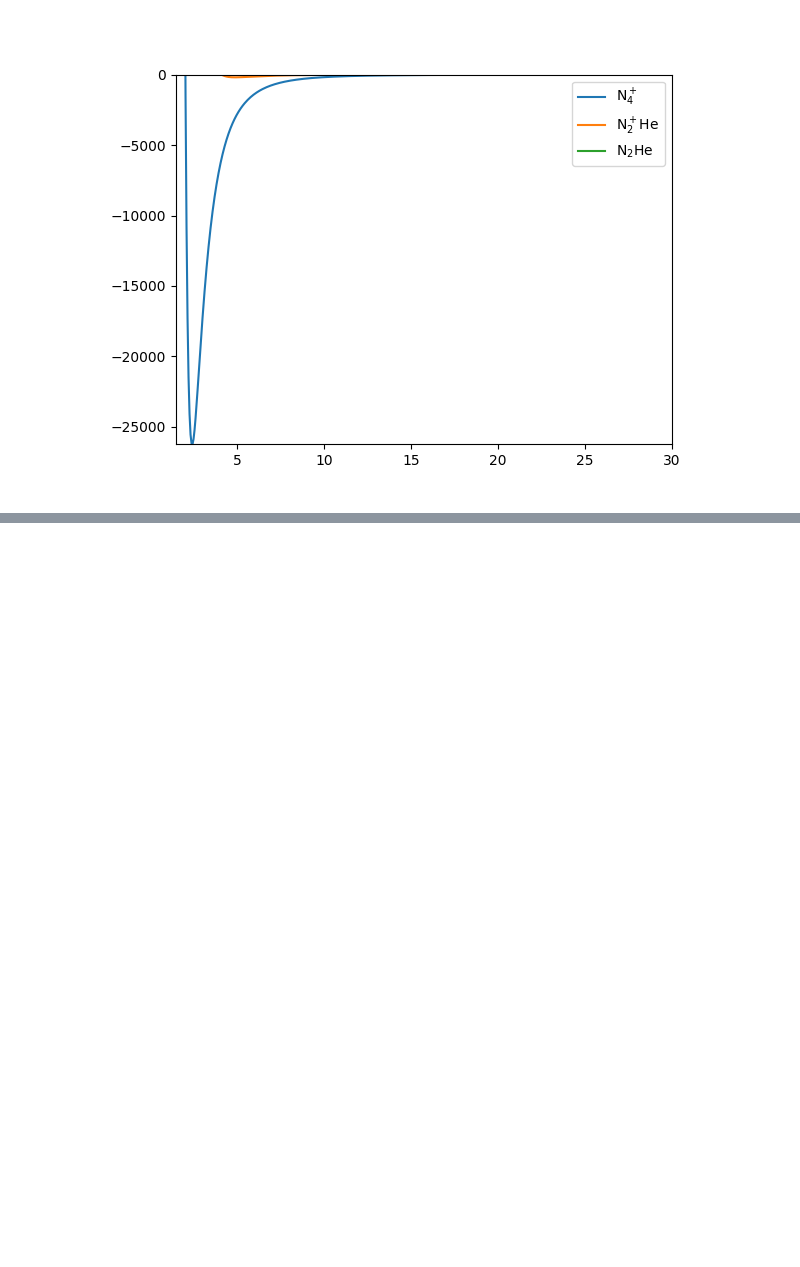
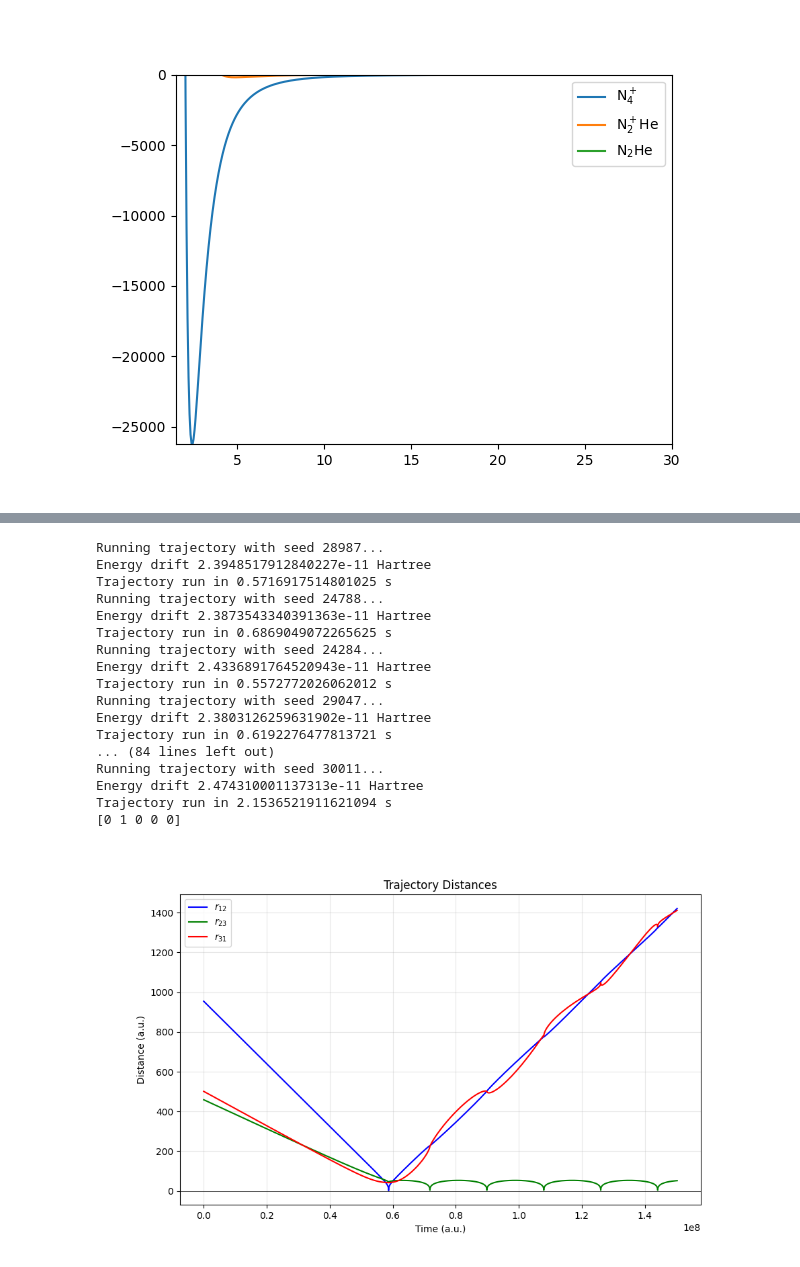
Before and after one commit to Rkoost/Py3BR, a Jupyter notebook: notebooks/N4p_recombination.ipynb, the cells around one changed output, grey strips where cells are left out. Drawn from its saved outputs; the diff is of its cells as text; code cells hidden in the pictures; blank space fills up the shorter version.

```diff
--- a/notebooks/N4p_recombination.ipynb
+++ b/notebooks/N4p_recombination.ipynb
@@ -145,18 +140,15 @@ plt.show()
 # Simulate until a reaction is found.
 masses = (2*14.007, 2*14.007, 4.0026) # N2, N2+, He
 m1, m2, m3 = masses
-E0 = 100 # Kelvin
+E0 = 1 # Kelvin
 R0 = 1000.0
 dR0 = 0.1*R0
 b0 = 0
 
-t_stop, r_stop, r_tol, a_tol = 3, 3, 1e-08, 1e-10 # (1e-11, 1e-13)
-task_data = m1, m2, m3, E0, b0, R0, dR0, v_funcs, dv_funcs, t_stop, r_stop, r_tol, a_tol, seed
 def run_t():
     seed = int(np.random.random()*8923) + 23013
     print(f'Running trajectory with seed {seed}...')
-    t_stop, r_stop, r_tol, a_tol = 3, 3, 1e-08, 1e-10 # (1e-11, 1e-13)
-    task_data = m1, m2, m3, E0, b0, R0, dR0, v_funcs, dv_funcs, t_stop, r_stop, r_tol, a_tol, seed
+    task_data = m1, m2, m3, E0, b0, R0,  v_funcs, dv_funcs, seed
     t0 = time.time()
     solution = run_trajectory_worker(task_data=task_data)
     tf = time.time()
@@ -166,34 +158,54 @@ def run_t():
 
 solution = run_t()
 n_res = solution['n_res']
 times = solution['times']
 rho_vec = solution['positions_rho']
 p_vec = solution['momenta_p']
-
-while (n_res[3] == 1): # search for non-dissociative trajectories
+n_t = 0
+while (n_res[3] == 1) & (n_t < 100): # search for non-dissociative trajectories
     solution = run_t()
     n_res = solution['n_res']
     times = solution['times']
     rho_vec = solution['positions_rho']
     p_vec = solution['momenta_p']
+    n_t+=1
 
 r12, r23, r31 = get_distances_from_solution(
             np.vstack([rho_vec, p_vec]), m1, m2
         )
 
 data_block = np.vstack([
             solution['times'],
             r12, r23, r31,
             solution['positions_rho'],
             solution['momenta_p']
         ]).T
 print(n_res)
 plot_distances(data_block, seed, E0, b0)
 # plot_2d_motion(data_block, seed)
 plot_3d_motion(data_block, m1, m2, m3, seed)
-plot_relative_e(solution, masses, v_funcs)
+# plot_relative_e(solution, masses, v_funcs)
 # plot_energy_trace(solution, masses, v_funcs)
 # animate_3d_forces(solution, masses, dv_funcs, scale = 0,
 #                   filename='trajectory_forces7.gif', duration_seconds=10,
 #                   azim=0,elev=30)
-plt.show()
+# plt.show()
+# %% [output]
+Running trajectory with seed 28987...
+Energy drift 2.3948517912840227e-11 Hartree
+Trajectory run in 0.5716917514801025 s
+Running trajectory with seed 24788...
+Energy drift 2.3873543340391363e-11 Hartree
+Trajectory run in 0.6869049072265625 s
+Running trajectory with seed 24284...
+Energy drift 2.4336891764520943e-11 Hartree
+Trajectory run in 0.5572772026062012 s
+Running trajectory with seed 29047...
+Energy drift 2.3803126259631902e-11 Hartree
+Trajectory run in 0.6192276477813721 s
+... (84 lines left out)
+Running trajectory with seed 30011...
+Energy drift 2.474310001137313e-11 Hartree
+Trajectory run in 2.1536521911621094 s
+[0 1 0 0 0]
+[figure, added]
```
Also changed, not shown: parts of 7 cells of this notebook, 2 other files.
